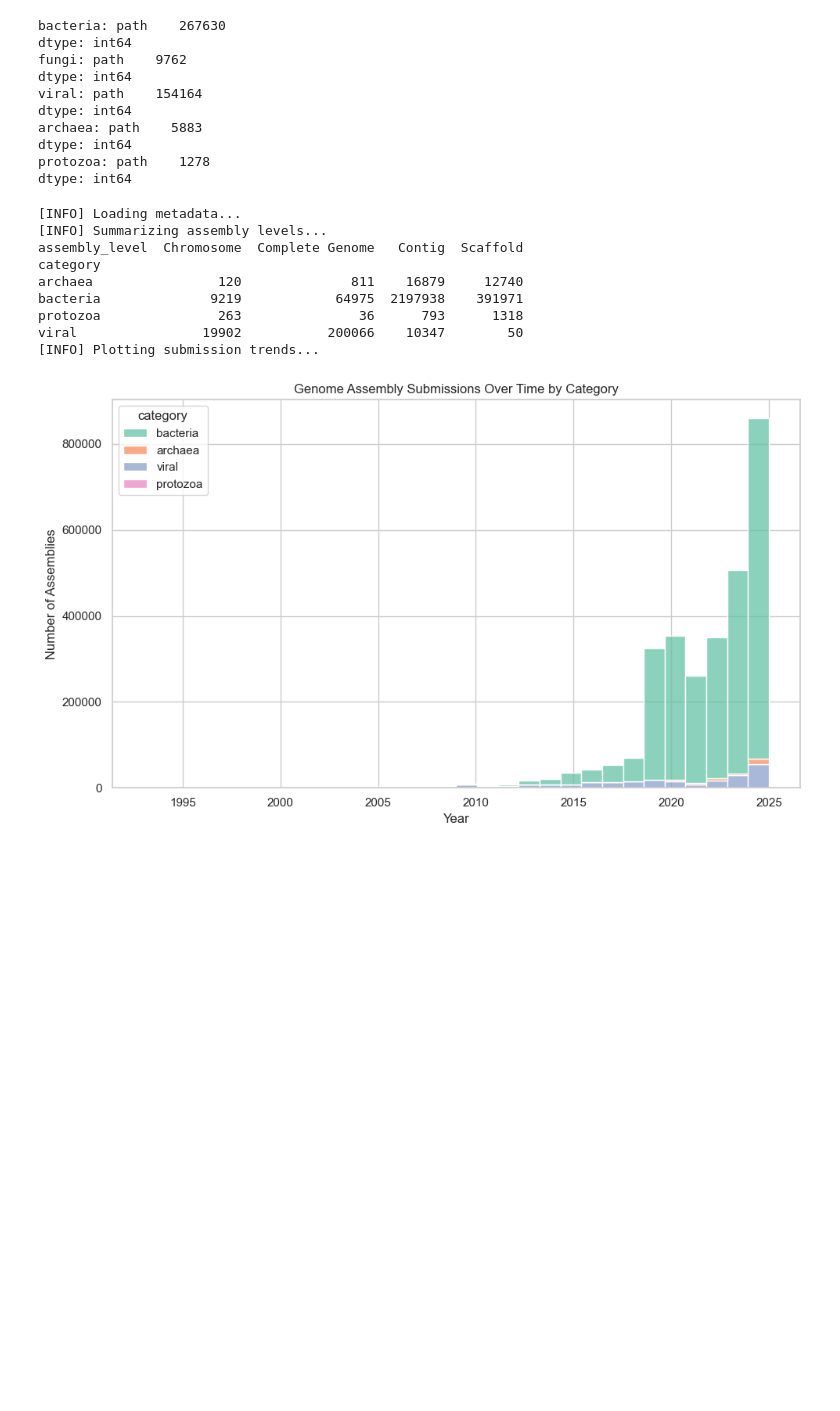
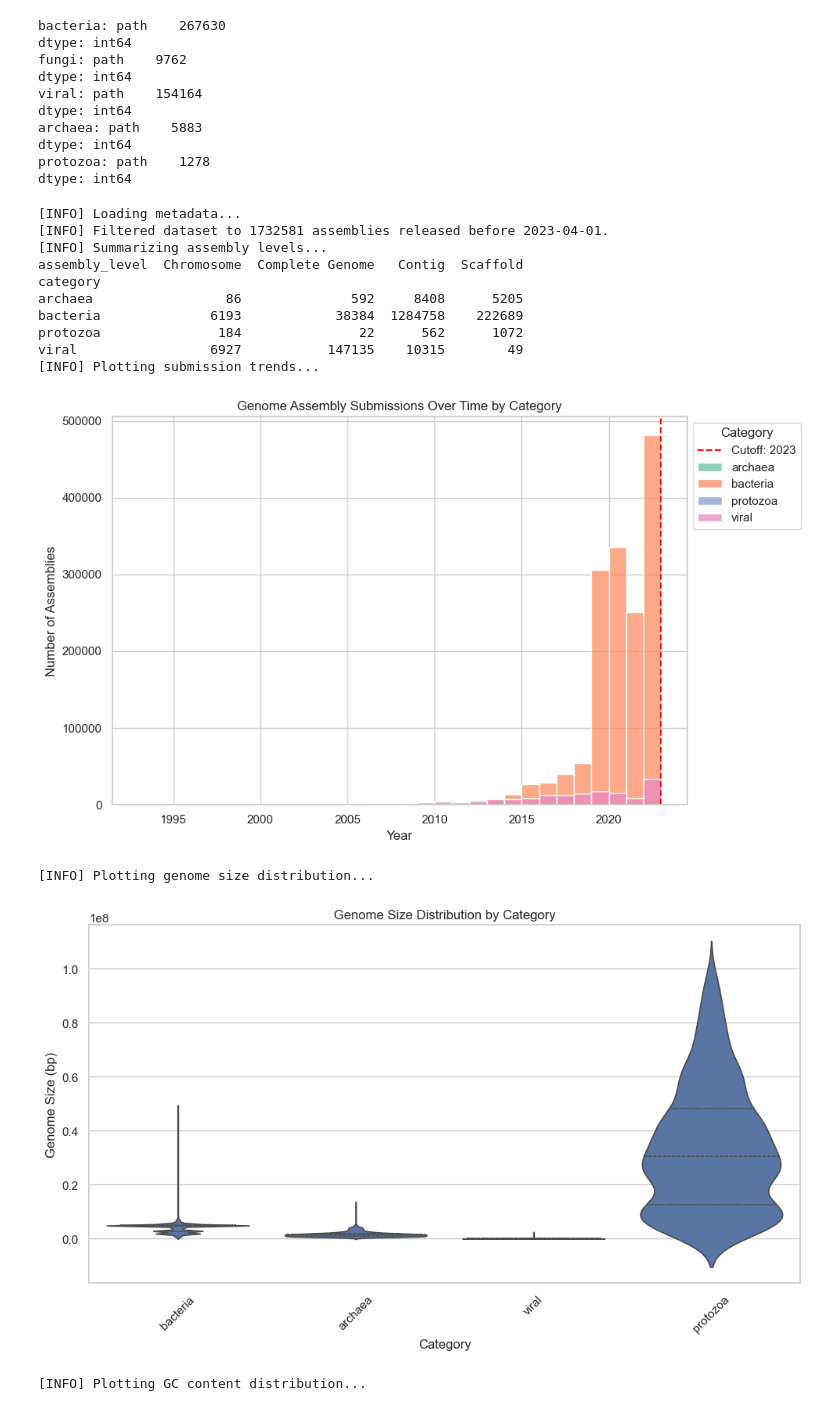
Before and after one commit to shbnmzr/thesis-project, a Jupyter notebook: notebooks/exploratory/metadata_analysis.ipynb, the cells around one changed output. Drawn from its saved outputs; the diff is of its cells as text; code cells hidden in the pictures; blank space fills up the shorter version.

Commit message:
Adds figures and metadata analysis

```diff
--- a/notebooks/exploratory/metadata_analysis.ipynb
+++ b/notebooks/exploratory/metadata_analysis.ipynb
@@ -96,28 +139,62 @@ def plot_submissions_over_time(df: pd.DataFrame, output_path: Path = None):
+# %%
+def plot_gc_content_per_category(df: pd.DataFrame, output_path: Path):
+    for cat in df['category'].unique():
+        sub = df[df['category'] == cat].copy()
+
+        plt.figure(figsize=(6, 5))
+        sns.kdeplot(data=sub.dropna(subset=['gc_percent']), x='gc_percent', fill=True, color='purple', alpha=0.5)
+        plt.title(f"{cat.capitalize()} GC Content Distribution")
+        plt.xlabel("GC Content (%)")
+        plt.tight_layout()
+        plt.savefig(output_path / f"{cat}_gc_content.pdf")
+        plt.show()
+        plt.close()
 # %%
-def run_metadata_analysis(metadata_dir: Path):
+from datetime import datetime
+
+def run_metadata_analysis(metadata_dir: Path, output_path: Path):
     categories = ["bacteria", "archaea", "viral", "protozoa"]
+    cutoff_date = datetime(2023, 4, 1)
 
     print("[INFO] Loading metadata...")
     df = load_all_summaries(metadata_dir, categories)
+
+    # Filter by release date
+    df = df[df['seq_rel_date'] < cutoff_date]
+    print(f"[INFO] Filtered dataset to {len(df)} assemblies released before {cutoff_date.date()}.")
 
     print("[INFO] Summarizing assembly levels...")
     summary = summarize_assembly_levels(df)
     print(summary)
 
     print("[INFO] Plotting submission trends...")
-    plot_submissions_over_time(df, output_path=metadata_dir / "assembly_submission_trend.pdf")
+    plot_submissions_over_time(df, output_path / "assembly_submission_trend.pdf", cutoff_year=cutoff_date.year)
+
+    print("[INFO] Plotting genome size distribution...")
+    plot_genome_size_distribution(df, output_path / "genome_size_distribution.pdf")
+
+    print("[INFO] Plotting GC content distribution...")
+    plot_gc_content_distribution(df, output_path / "gc_content_distribution.pdf")
+
+    print("[INFO] Plotting GC content distribution per category...")
+    plot_gc_content_per_category(df, output_path)
 
     return df, summary
 # %%
-df, summary = run_metadata_analysis(log_dir)
+output_path = Path('../../figures')
+df, summary = run_metadata_analysis(log_dir, output_path)
 # %% [output]
 [INFO] Loading metadata...
+[INFO] Filtered dataset to 1732581 assemblies released before 2023-04-01.
 [INFO] Summarizing assembly levels...
 assembly_level  Chromosome  Complete Genome   Contig  Scaffold
 category
-archaea                120              811    16879     12740
-bacteria              9219            64975  2197938    391971
-protozoa               263               36      793      1318
-viral                19902           200066    10347        50
+archaea                 86              592     8408      5205
+bacteria              6193            38384  1284758    222689
+protozoa               184               22      562      1072
+viral                 6927           147135    10315        49
 [INFO] Plotting submission trends...
-[figure, old version]
+[figure, new version]
+[INFO] Plotting genome size distribution...
+[figure, added]
+[INFO] Plotting GC content distribution...
```
Also changed, not shown: parts of 4 cells of this notebook, 8 other files.
